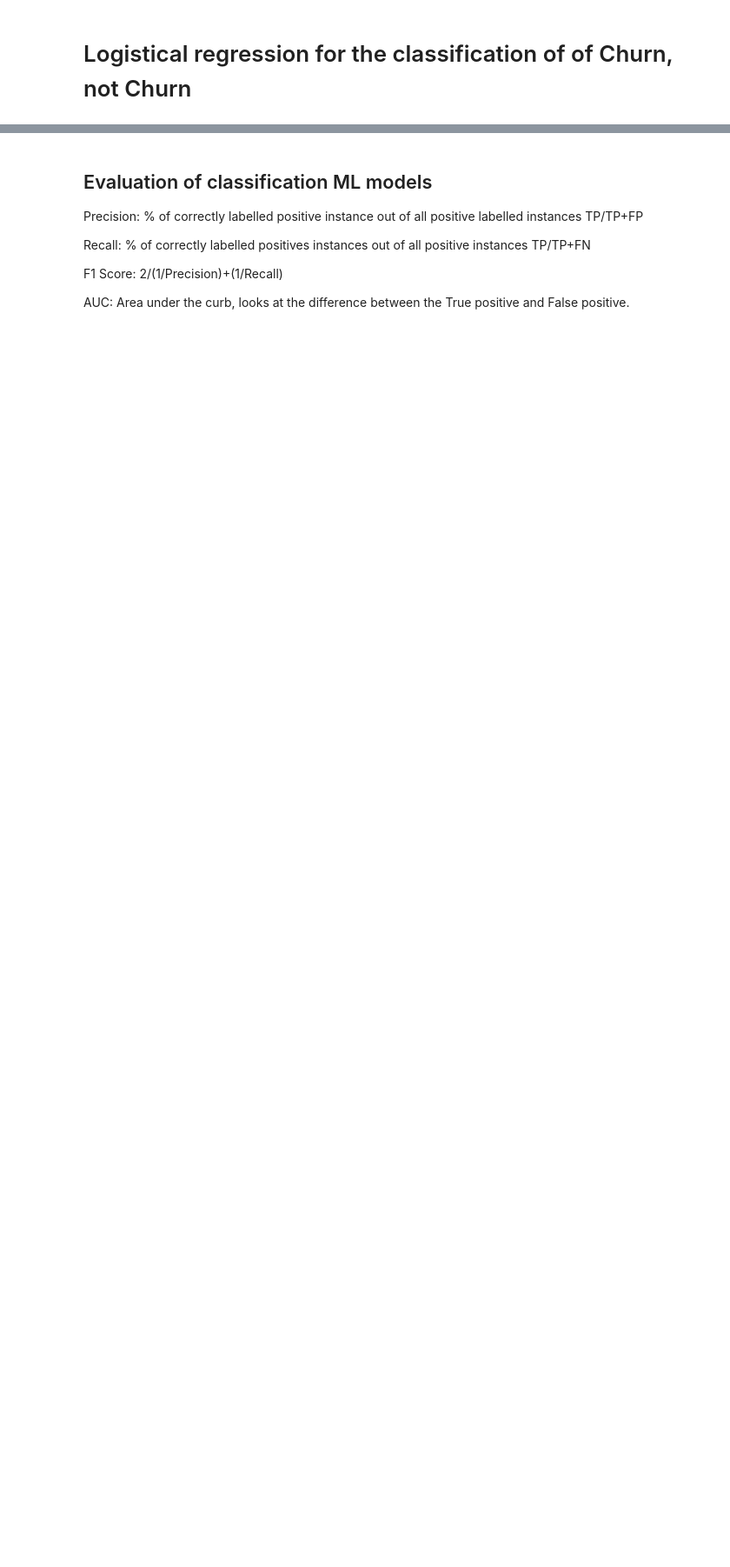
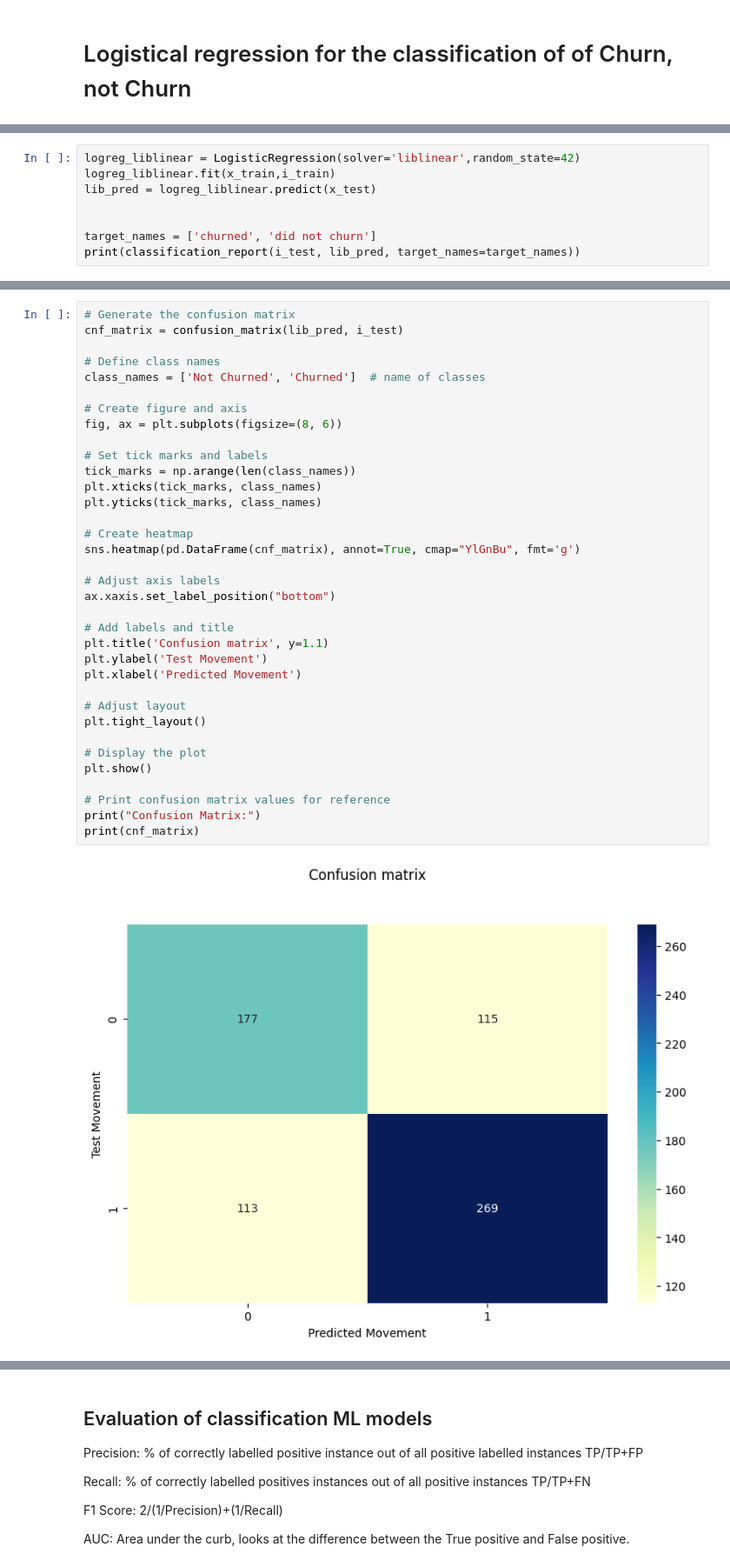
Before and after one commit to jkstapleton/ltv-analysis, a Jupyter notebook: English_Ecommerce/LTV E-Commerce sci_kit.ipynb, the cells around one changed output, grey strips where cells are left out. Shown at 87% size. Drawn from its saved outputs; the diff is of its cells as text; blank space fills up the shorter version.

```diff
--- a/English_Ecommerce/LTV E-Commerce sci_kit.ipynb
+++ b/English_Ecommerce/LTV E-Commerce sci_kit.ipynb
@@ -755,0 +598,8 @@ clf_setup=clf.setup(
+# %%
+logreg_liblinear = LogisticRegression(solver='liblinear',random_state=42)
+logreg_liblinear.fit(x_train,i_train)
+lib_pred = logreg_liblinear.predict(x_test)
+
+
+target_names = ['churned', 'did not churn']
+print(classification_report(i_test, lib_pred, target_names=target_names))
@@ -755,0 +703,37 @@ clf_setup=clf.setup(
+# %%
+# Generate the confusion matrix
+cnf_matrix = confusion_matrix(lib_pred, i_test)
+
+# Define class names
+class_names = ['Not Churned', 'Churned']  # name of classes
+
+# Create figure and axis
+fig, ax = plt.subplots(figsize=(8, 6))
+
+# Set tick marks and labels
+tick_marks = np.arange(len(class_names))
+plt.xticks(tick_marks, class_names)
+plt.yticks(tick_marks, class_names)
+
+# Create heatmap
+sns.heatmap(pd.DataFrame(cnf_matrix), annot=True, cmap="YlGnBu", fmt='g')
+
+# Adjust axis labels
+ax.xaxis.set_label_position("bottom")
+
+# Add labels and title
+plt.title('Confusion matrix', y=1.1)
+plt.ylabel('Test Movement')
+plt.xlabel('Predicted Movement')
+
+# Adjust layout
+plt.tight_layout()
+
+# Display the plot
+plt.show()
+
+# Print confusion matrix values for reference
+print("Confusion Matrix:")
+print(cnf_matrix)
+# %% [output]
+[figure, added]
```
Also changed, not shown: parts of 95 cells of this notebook, 22 other files.
